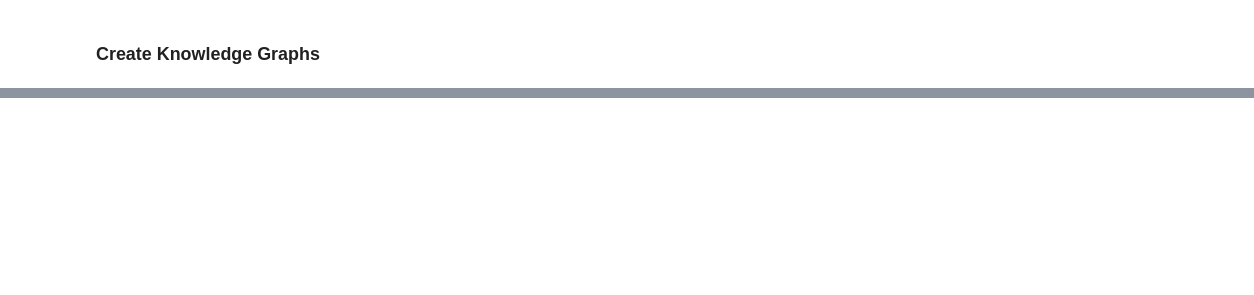
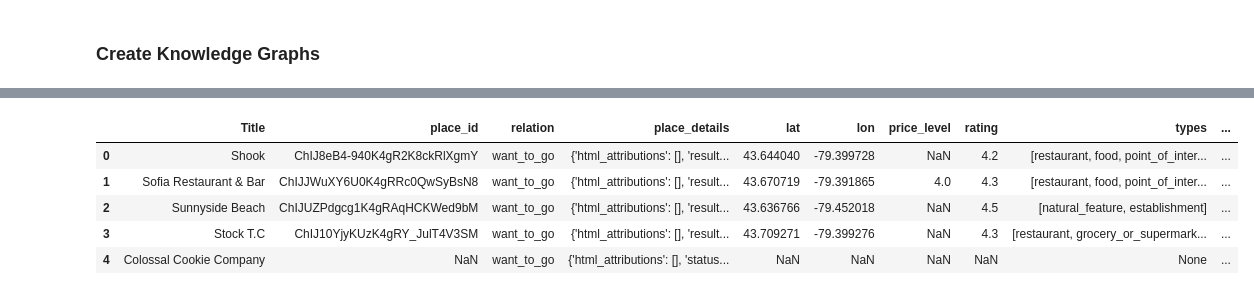
Before and after one commit to lejinvarghese/ego_networks, a Jupyter notebook: notebooks/kgs-maps.ipynb, the cells around one changed output, grey strips where cells are left out. Saved outputs shown, nothing was run; the diff lists cells and outputs as text; code cells hidden in the pictures; blank space fills up the shorter version.

```diff
--- a/notebooks/kgs-maps.ipynb
+++ b/notebooks/kgs-maps.ipynb
@@ -95,0 +152,15 @@ file = f"{PROJECT}/data/maps/Favorite places.csv"
+# %%
+df_master["lat"] = df_master.place_details.map(lambda x: x.get("result", {}).get("geometry", {}).get("location", {}).get("lat"))
+df_master["lon"] = df_master.place_details.map(lambda x: x.get("result", {}).get("geometry", {}).get("location", {}).get("lng"))
+df_master["price_level"] = df_master.place_details.map(lambda x: x.get("result", {}).get("price_level"))
+df_master["rating"] = df_master.place_details.map(lambda x: x.get("result", {}).get("rating"))
+df_master["types"] = df_master.place_details.map(lambda x: x.get("result", {}).get("types"))
+df_master["user_ratings_total"] = df_master.place_details.map(lambda x: x.get("result", {}).get("user_ratings_total"))
+df_master.head()
+# %% [output]
+|  | Title | place_id | relation | place_details | lat | lon | price_level | rating | types | ... |
+| 0 | Shook | ChIJ8eB4-940K4gR2K8ckRlXgmY | want_to_go | {'html_attributions': [], 'result... | 43.644040 | -79.399728 | NaN | 4.2 | [restaurant, food, point_of_inter... | ... |
+| 1 | Sofia Restaurant & Bar | ChIJJWuXY6U0K4gRRc0QwSyBsN8 | want_to_go | {'html_attributions': [], 'result... | 43.670719 | -79.391865 | 4.0 | 4.3 | [restaurant, food, point_of_inter... | ... |
+| 2 | Sunnyside Beach | ChIJUZPdgcg1K4gRAqHCKWed9bM | want_to_go | {'html_attributions': [], 'result... | 43.636766 | -79.452018 | NaN | 4.5 | [natural_feature, establishment] | ... |
+| 3 | Stock T.C | ChIJ10YjyKUzK4gRY_JulT4V3SM | want_to_go | {'html_attributions': [], 'result... | 43.709271 | -79.399276 | NaN | 4.3 | [restaurant, grocery_or_supermark... | ... |
+| 4 | Colossal Cookie Company | NaN | want_to_go | {'html_attributions': [], 'status... | NaN | NaN | NaN | NaN | None | ... |
```
Also changed, not shown: parts of 35 cells of this notebook, 24 other files.
